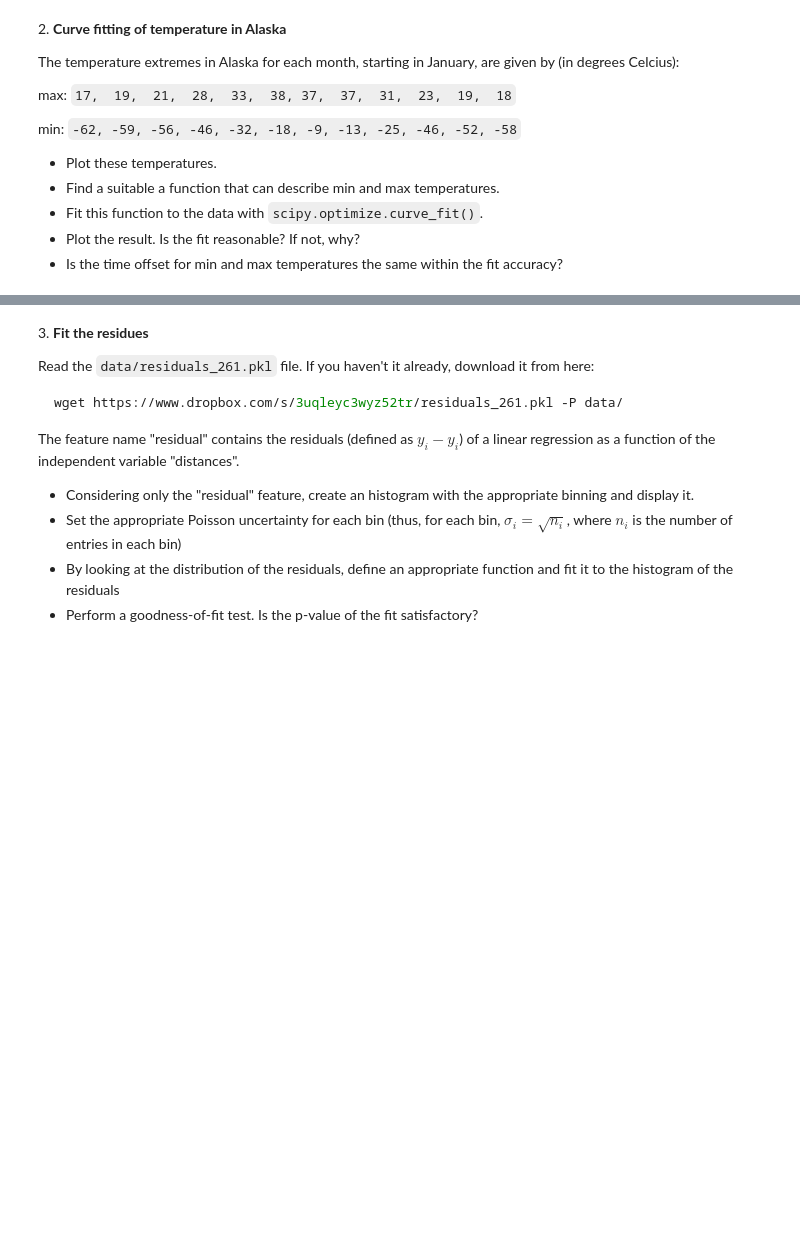
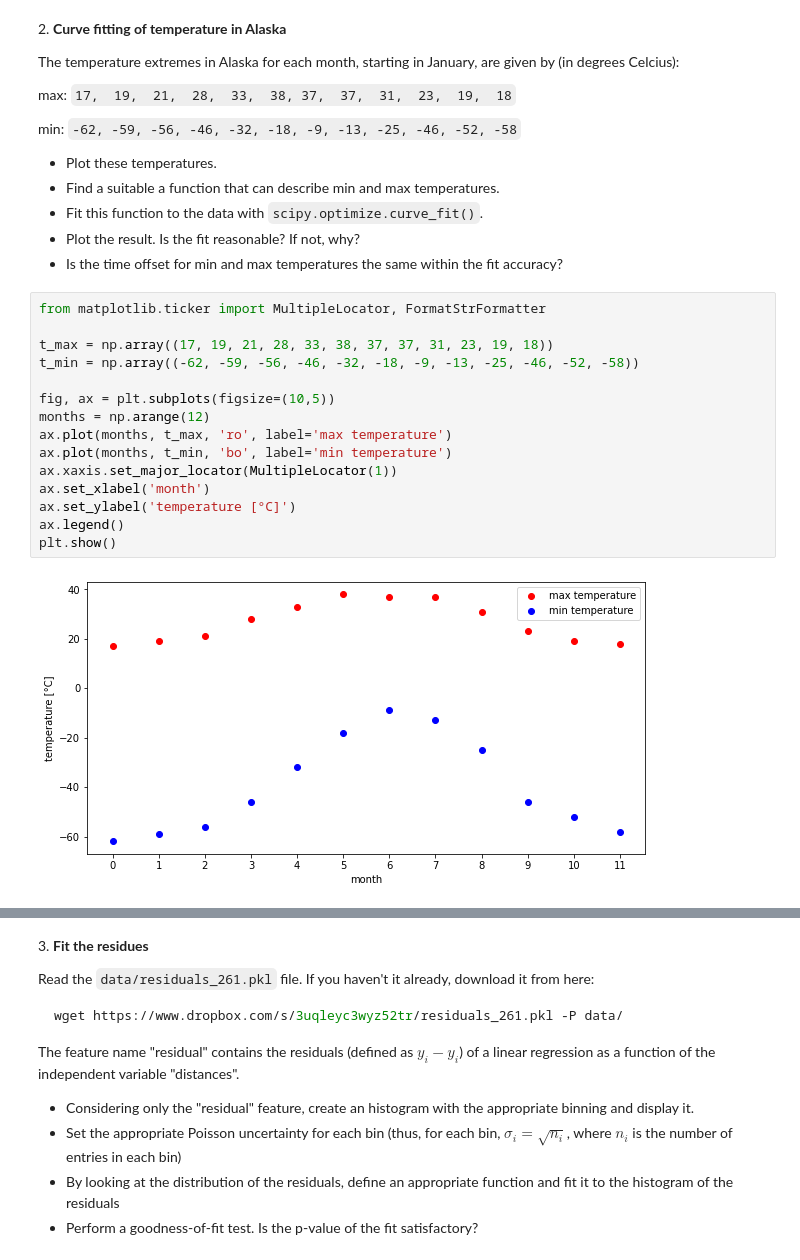
Before and after one commit to PhysicsOfData/LaboratoryOfComputationalPhysics_Y4, a Jupyter notebook: 08ex_fitting.ipynb, the cells around one changed output, grey strips where cells are left out. Cells and saved outputs as stored; diff of their text form; blank space fills up the shorter version.

```diff
--- a/08ex_fitting.ipynb
+++ b/08ex_fitting.ipynb
@@ -58,3 +100,20 @@ min: `-62, -59, -56, -46, -32, -18, -9, -13, -25, -46, -52, -58`
 * Fit this function to the data with `scipy.optimize.curve_fit()`.
 * Plot the result. Is the fit reasonable? If not, why?
 * Is the time offset for min and max temperatures the same within the fit accuracy?
+# %%
+from matplotlib.ticker import MultipleLocator, FormatStrFormatter
+
+t_max = np.array((17, 19, 21, 28, 33, 38, 37, 37, 31, 23, 19, 18))
+t_min = np.array((-62, -59, -56, -46, -32, -18, -9, -13, -25, -46, -52, -58))
+
+fig, ax = plt.subplots(figsize=(10,5))
+months = np.arange(12)
+ax.plot(months, t_max, 'ro', label='max temperature')
+ax.plot(months, t_min, 'bo', label='min temperature')
+ax.xaxis.set_major_locator(MultipleLocator(1))
+ax.set_xlabel('month')
+ax.set_ylabel('temperature [°C]')
+ax.legend()
+plt.show()
+# %% [output]
+[figure, added]
```
Also changed, not shown: parts of 5 cells of this notebook.
